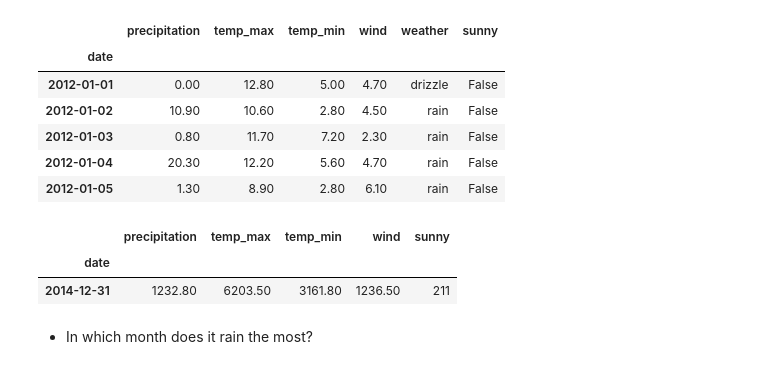
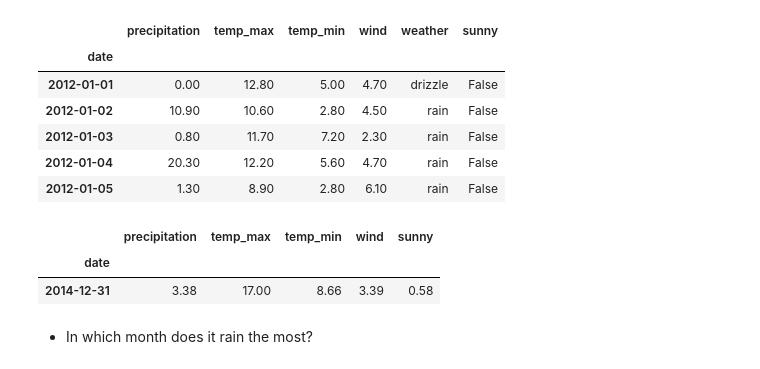
Before and after one commit to chadallen210/time-series-exercises, a Jupyter notebook: time_series_data_exercises.ipynb, the cells around one changed output. Saved outputs shown, nothing was run; the diff lists cells and outputs as text; code cells hidden in the pictures.

```diff
--- a/time_series_data_exercises.ipynb
+++ b/time_series_data_exercises.ipynb
@@ -234,10 +250,10 @@ df.head()
 | 2012-01-04 | 20.30 | 12.20 | 5.60 | 4.70 | rain | False |
 | 2012-01-05 | 1.30 | 8.90 | 2.80 | 6.10 | rain | False |
 # %%
-df.resample('Y').sum().nlargest(1, keep='first', columns='sunny')
+df.resample('Y').mean().nlargest(1, keep='first', columns='sunny')
 # %% [output]
 |  | precipitation | temp_max | temp_min | wind | sunny |
 | date |  |  |  |  |  |
-| 2014-12-31 | 1232.80 | 6203.50 | 3161.80 | 1236.50 | 211 |
+| 2014-12-31 | 3.38 | 17.00 | 8.66 | 3.39 | 0.58 |
 # %% [markdown]
 - In which month does it rain the most?
```
Also changed, not shown: parts of 12 cells of this notebook.
